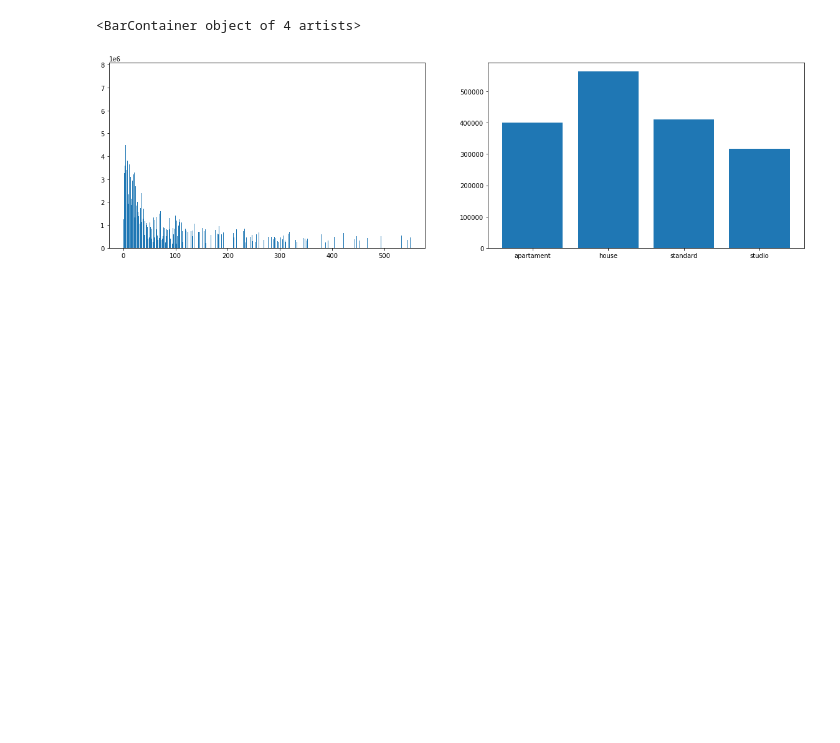
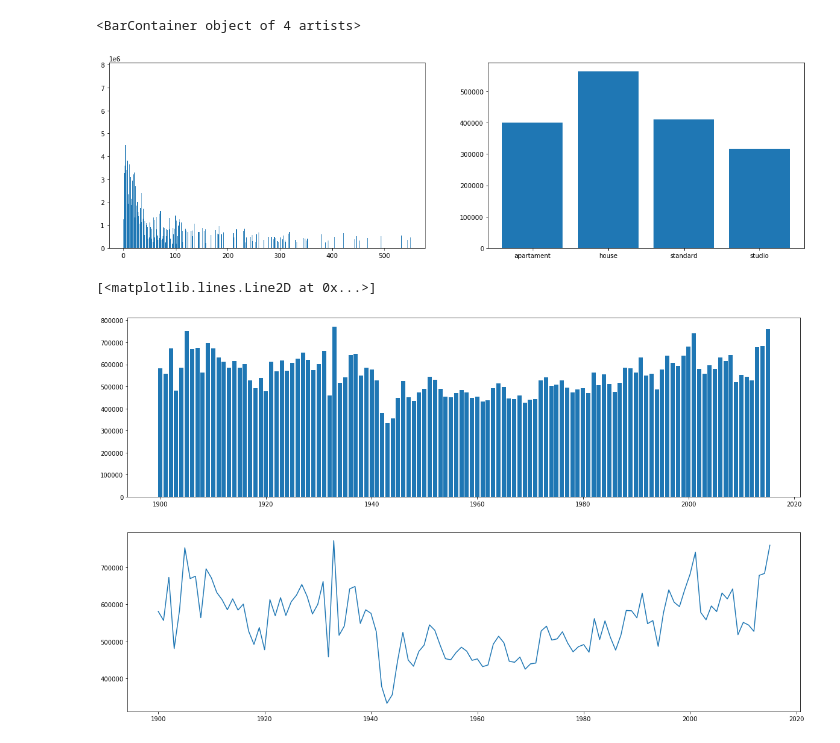
Before and after one commit to nycolexavier/data-science-course, a Jupyter notebook: aula03.ipynb, the cells around one changed output. Saved outputs shown, nothing was run; the diff lists cells and outputs as text; code cells hidden in the pictures; blank space fills up the shorter version.

```diff
--- a/aula03.ipynb
+++ b/aula03.ipynb
@@ -386,24 +386,24 @@ ax2.bar(by_dormitory['dormitory_type'], by_dormitory['price'])
 <BarContainer object of 4 artists>
 [figure]
 # %%
-# terminar
 #9. Crie um dashboard com os graficos das perguntas 3 e 5 ( Dashboard: 2 linhas)
 
 fig = plt.figure ( figsize=(20,12 ) )
 specs = gridspec.GridSpec(ncols= 2, nrows=2, figure=fig)
 
-fig.add_subplot( specs[0, :])
-
+ax1 = fig.add_subplot( specs[0, :])
+ax2 = fig.add_subplot( specs[1, :])
 
 # Third Graph
 by_price = data[['yr_built','price']].groupby('yr_built').mean().reset_index()
-plt.figure( figsize = (20, 12) )
-plt.bar( bay_price['yr_built'], bay_price['price'] )
+ax1.bar( by_price['yr_built'], by_price['price'] )
 
 
 #Fifth Graph
-bay_yr_built = data[['yr_built', 'price']].groupby('yr_built').mean().reset_index()
-plt.figure(figsize=(20, 10))
-plt.plot(bay_yr_built['yr_built'], bay_yr_built['price'])
+by_yr_built = data[['yr_built', 'price']].groupby('yr_built').mean().reset_index()
+ax2.plot(by_yr_built['yr_built'], by_yr_built['price'])
+# %% [output]
+[<matplotlib.lines.Line2D at 0x...>]
+[figure, added]
 # %%
 #terminar
```
Also changed, not shown: parts of 11 cells of this notebook.
